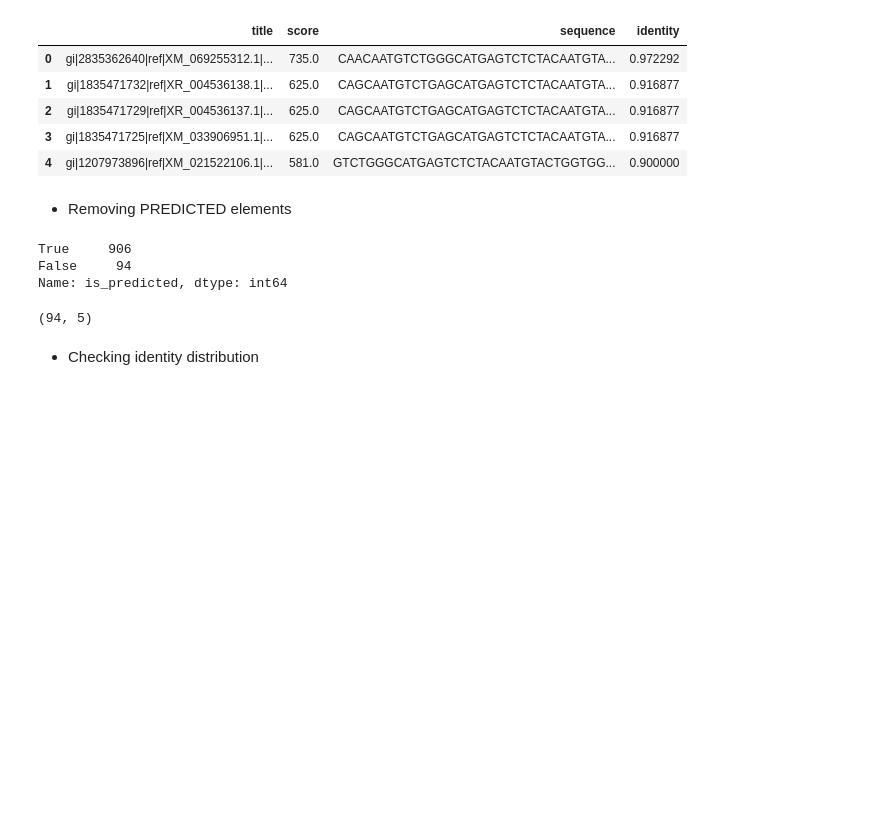
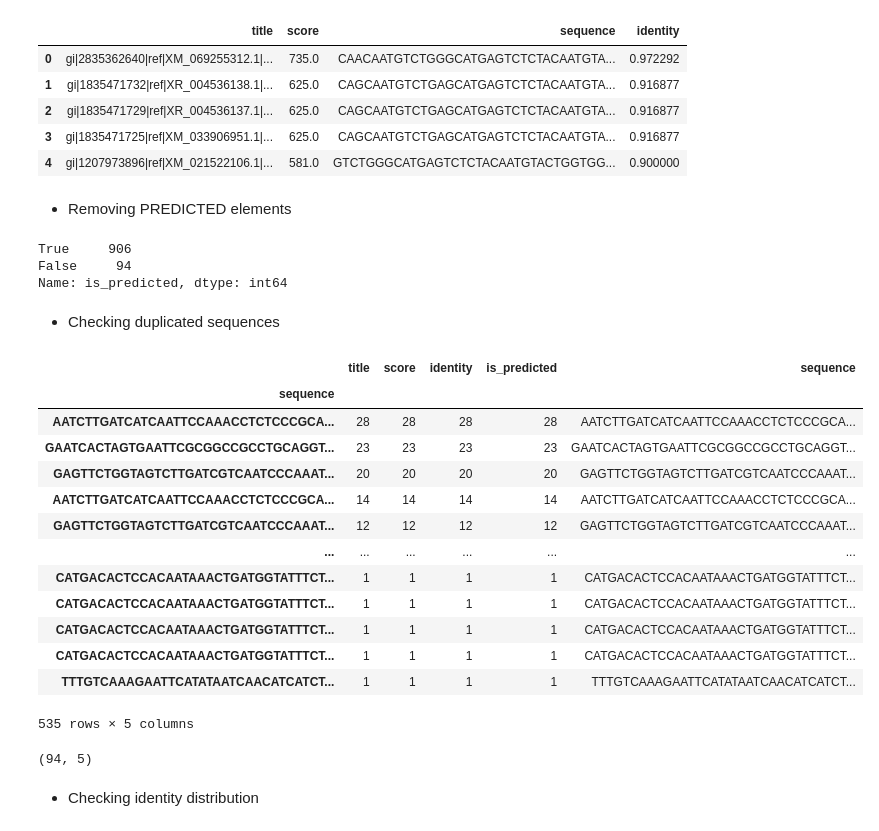
Before and after one commit to dMedinaO/PI5P4K_analysis, a Jupyter notebook: notebook_analysis/developing_phylogenetic_tree.ipynb, the cells around one changed output. Drawn from its saved outputs; the diff is of its cells as text; code cells hidden in the pictures; blank space fills up the shorter version.

```diff
--- a/notebook_analysis/developing_phylogenetic_tree.ipynb
+++ b/notebook_analysis/developing_phylogenetic_tree.ipynb
@@ -98,6 +113,29 @@ df_selected_sequences["is_predicted"].value_counts()
 True     906
 False     94
 Name: is_predicted, dtype: int64
+# %% [markdown]
+- Checking duplicated sequences
+# %%
+sequences_count = df_selected_sequences.groupby(by="sequence").count().sort_values(by="title", ascending=False)
+unique_sequences = sequences_count[sequences_count["title"]==1]
+duplicated_sequences = sequences_count[sequences_count["title"]>1]
+
+print()
+# %% [output]
+|  | title | score | identity | is_predicted | sequence |
+| sequence |  |  |  |  |  |
+| AATCTTGATCATCAATTCCAAACCTCTCCCGCA... | 28 | 28 | 28 | 28 | AATCTTGATCATCAATTCCAAACCTCTCCCGCA... |
+| GAATCACTAGTGAATTCGCGGCCGCCTGCAGGT... | 23 | 23 | 23 | 23 | GAATCACTAGTGAATTCGCGGCCGCCTGCAGGT... |
+| GAGTTCTGGTAGTCTTGATCGTCAATCCCAAAT... | 20 | 20 | 20 | 20 | GAGTTCTGGTAGTCTTGATCGTCAATCCCAAAT... |
+| AATCTTGATCATCAATTCCAAACCTCTCCCGCA... | 14 | 14 | 14 | 14 | AATCTTGATCATCAATTCCAAACCTCTCCCGCA... |
+| GAGTTCTGGTAGTCTTGATCGTCAATCCCAAAT... | 12 | 12 | 12 | 12 | GAGTTCTGGTAGTCTTGATCGTCAATCCCAAAT... |
+| ... | ... | ... | ... | ... | ... |
+| CATGACACTCCACAATAAACTGATGGTATTTCT... | 1 | 1 | 1 | 1 | CATGACACTCCACAATAAACTGATGGTATTTCT... |
+| CATGACACTCCACAATAAACTGATGGTATTTCT... | 1 | 1 | 1 | 1 | CATGACACTCCACAATAAACTGATGGTATTTCT... |
+| CATGACACTCCACAATAAACTGATGGTATTTCT... | 1 | 1 | 1 | 1 | CATGACACTCCACAATAAACTGATGGTATTTCT... |
+| CATGACACTCCACAATAAACTGATGGTATTTCT... | 1 | 1 | 1 | 1 | CATGACACTCCACAATAAACTGATGGTATTTCT... |
+| TTTGTCAAAGAATTCATATAATCAACATCATCT... | 1 | 1 | 1 | 1 | TTTGTCAAAGAATTCATATAATCAACATCATCT... |
+535 rows × 5 columns
 # %%
 df_filter = df_selected_sequences[df_selected_sequences["is_predicted"] == False]
 df_filter.shape
```
Also changed, not shown: parts of 8 cells of this notebook, 2 other files.
